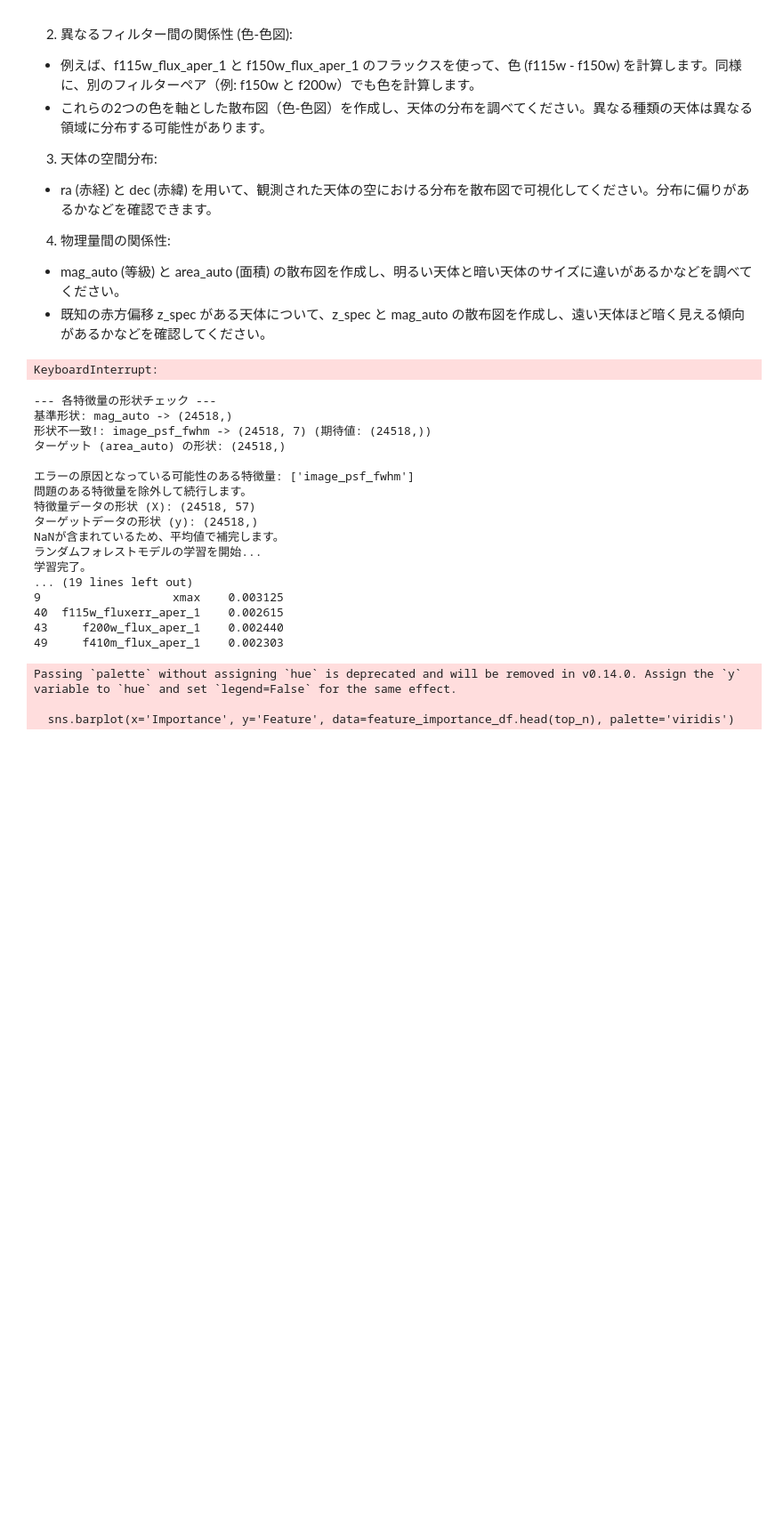
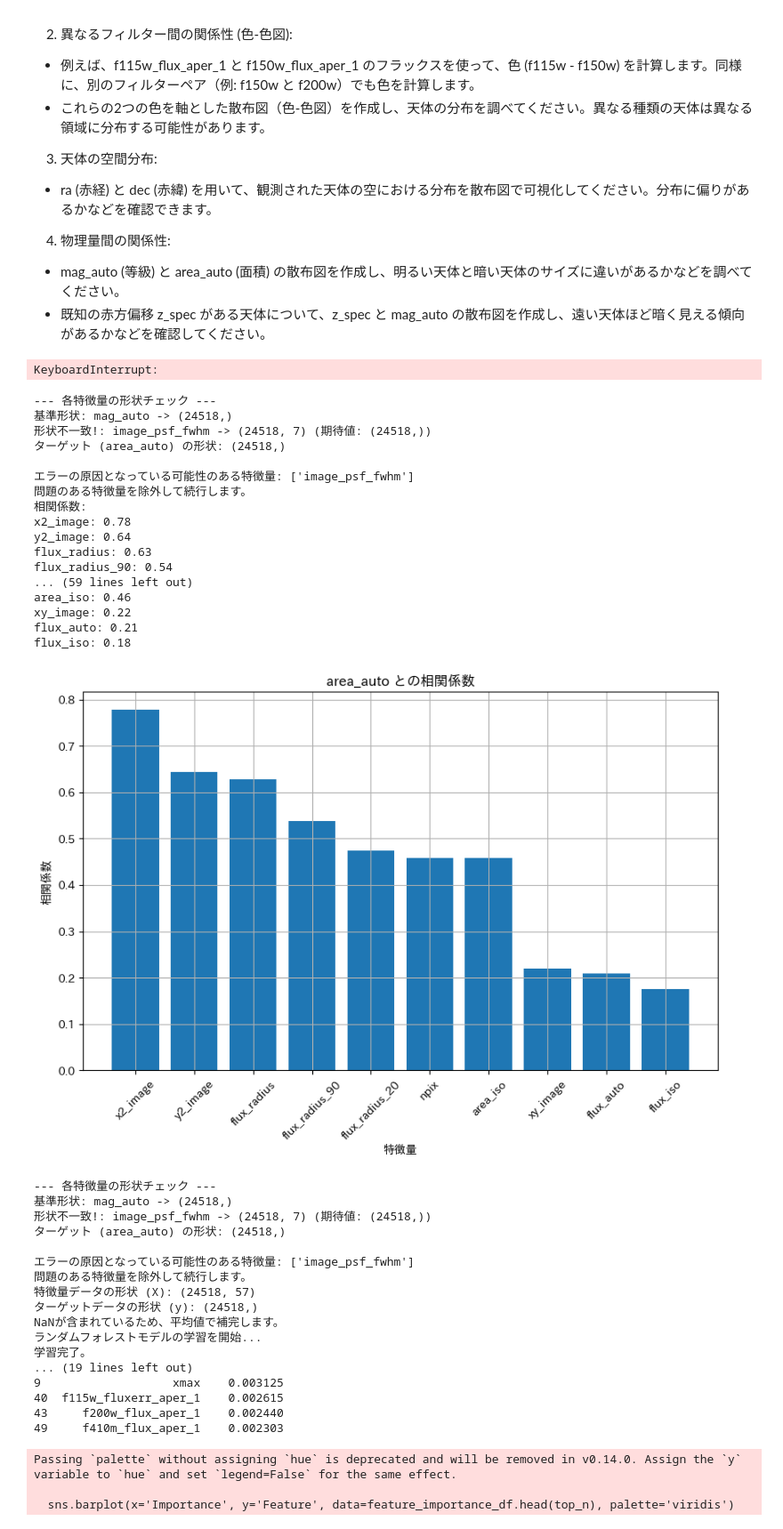
Before and after one commit to tozastation/try-astronomy, a Jupyter notebook: auto_area_estimation/ceers_visualize.ipynb, the cells around one changed output. Shown: that part at 89% size. Drawn from its saved outputs; the diff is of its cells as text; code cells hidden in the pictures; blank space fills up the shorter version.

```diff
--- a/auto_area_estimation/ceers_visualize.ipynb
+++ b/auto_area_estimation/ceers_visualize.ipynb
@@ -268,34 +268,67 @@ else:
     print("\n全ての特徴量の形状 (長さ) は一致しています。")
 
 # 「area_auto」と他の特徴量との相関係数
 correlations = {}
 for feature in features:
     if feature != target:
         # 外れ値を除外
         mask = np.isfinite(data[feature]) & np.isfinite(data[target])
         feature_data = data[feature][mask]
         target_data = data[target][mask]
         # 相関係数を計算
         if len(feature_data) > 0 and len(target_data) > 0:
             # 相関係数を計算
             correlation = np.corrcoef(feature_data, target_data)[0, 1]
         else:
             # データがない場合は相関係数をNaNに設定
             correlation = np.nan
         # 相関係数を辞書に保存
         correlations[feature] = correlation
 # 相関係数を表示
 print("相関係数:")
+# 絶対値が大きい順にソート
+correlations = dict(sorted(correlations.items(), key=lambda item: abs(item[1]), reverse=True))
 for feature, correlation in correlations.items():
     print(f"{feature}: {correlation:.2f}")
 # 相関係数をヒストグラムで表示
-plt.bar(correlations.keys(), correlations.values())
+# 上位10個の特徴量を表示
+top_n = 10
+top_features = dict(list(correlations.items())[:top_n])
+print(f"\n上位 {top_n} 個の特徴量:")
+for feature, correlation in top_features.items():
+    print(f"{feature}: {correlation:.2f}")
+# 相関係数を絶対値でソート
+correlations = dict(sorted(correlations.items(), key=lambda item: abs(item[1]), reverse=True))
+# 上位10個の特徴量を表示
+top_features = dict(list(correlations.items())[:top_n])
+# 相関係数をプロット
+plt.figure(figsize=(10, 6))
+plt.bar(top_features.keys(), top_features.values())
 plt.xlabel('特徴量')
 plt.ylabel('相関係数')
 plt.title('area_auto との相関係数')
 plt.xticks(rotation=45)
 plt.grid()
 plt.show()
+# %% [output]
+--- 各特徴量の形状チェック ---
+基準形状: mag_auto -> (24518,)
+形状不一致!: image_psf_fwhm -> (24518, 7) (期待値: (24518,))
+ターゲット (area_auto) の形状: (24518,)
+
+エラーの原因となっている可能性のある特徴量: ['image_psf_fwhm']
+問題のある特徴量を除外して続行します。
+相関係数:
+x2_image: 0.78
+y2_image: 0.64
+flux_radius: 0.63
+flux_radius_90: 0.54
+... (59 lines left out)
+area_iso: 0.46
+xy_image: 0.22
+flux_auto: 0.21
+flux_iso: 0.18
+[figure, added]
 # %%
 from torch.utils.data import DataLoader
 from custom_dataset import HDF5Dataset
```
Also changed, not shown: 4 other files.
